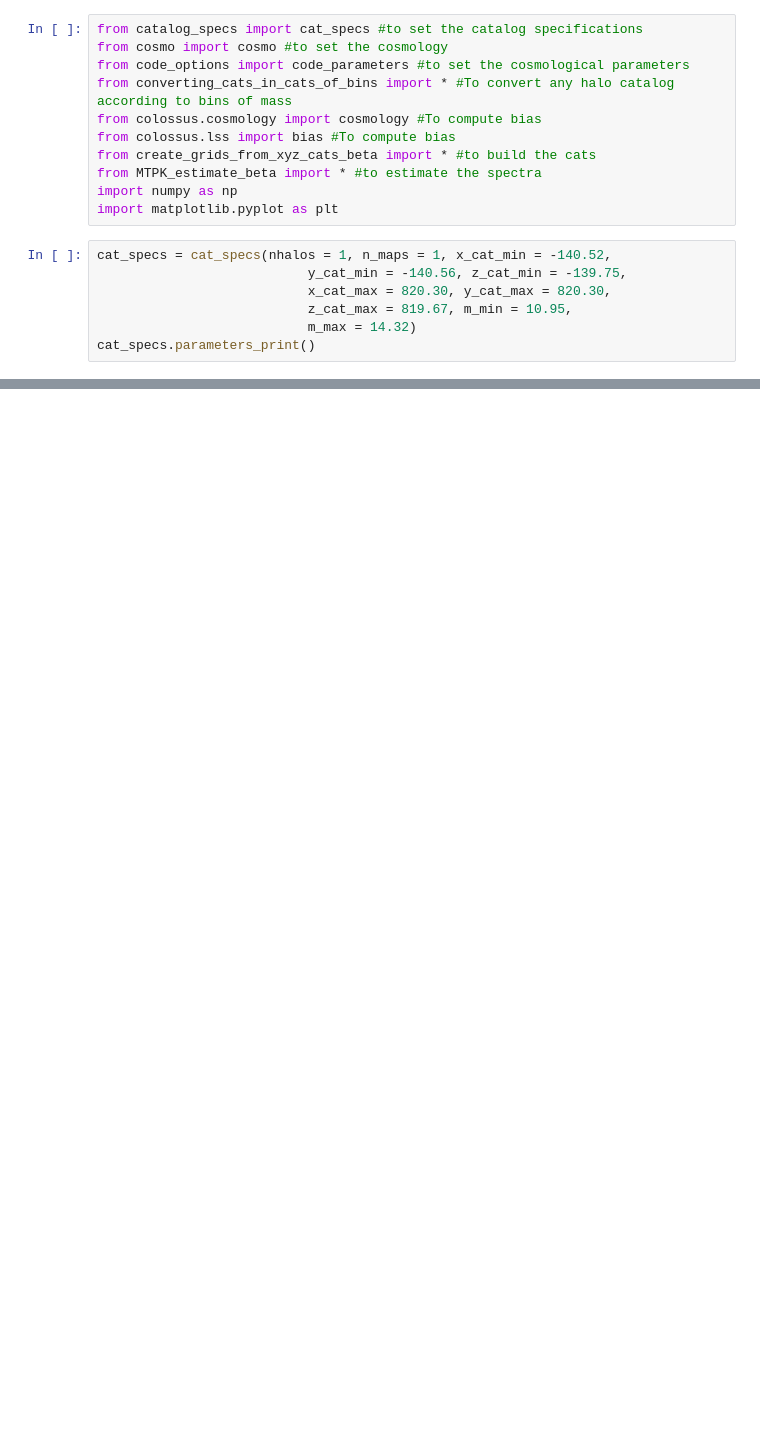
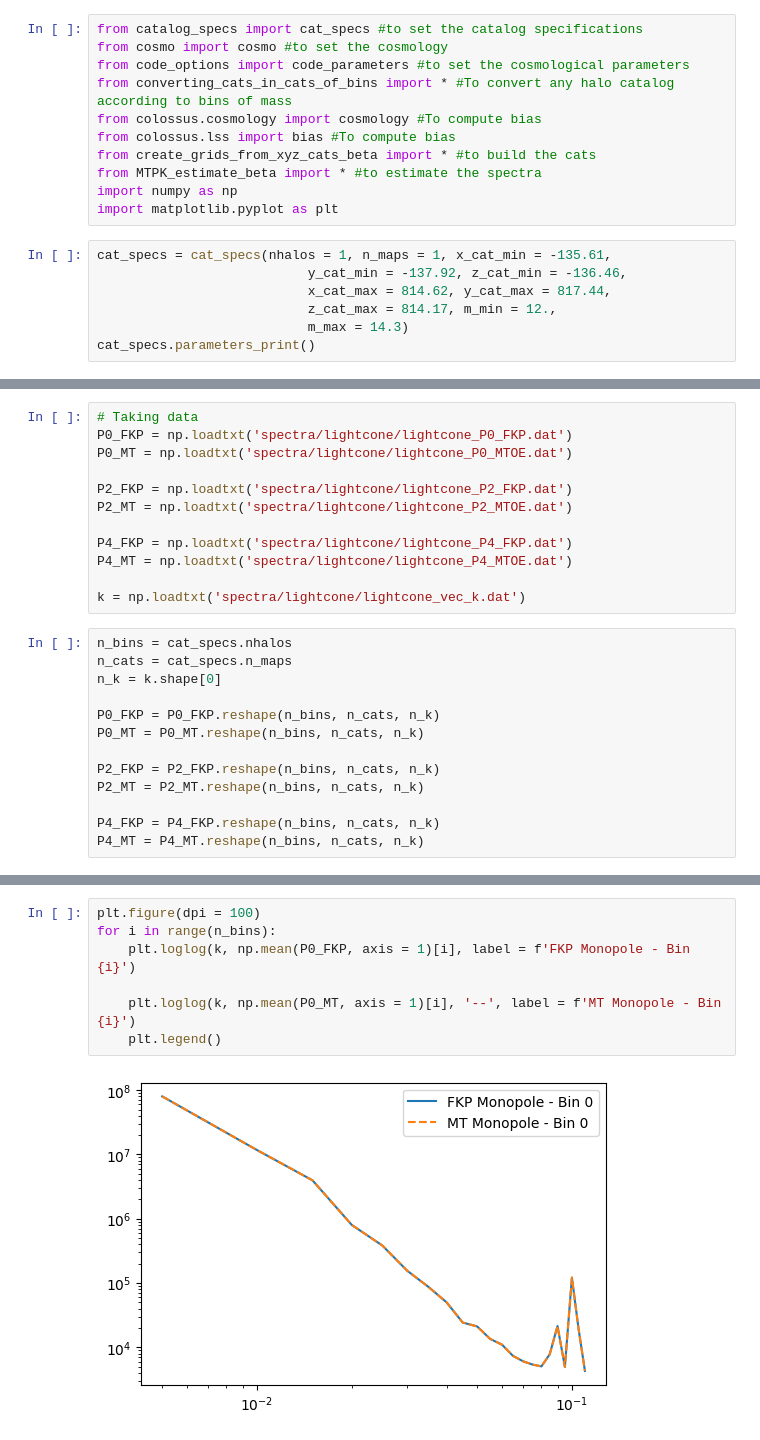
Before and after one commit to MTPK-USP/MTPK, a Jupyter notebook: lightcone.ipynb, the cells around one changed output, grey strips where cells are left out. Saved outputs shown, nothing was run; the diff lists cells and outputs as text; blank space fills up the shorter version.

```diff
--- a/lightcone.ipynb
+++ b/lightcone.ipynb
@@ -10,11 +10,11 @@ from MTPK_estimate_beta import * #to estimate the spectra
 import numpy as np
 import matplotlib.pyplot as plt
 # %%
-cat_specs = cat_specs(nhalos = 1, n_maps = 1, x_cat_min = -140.52,
-                           y_cat_min = -140.56, z_cat_min = -139.75,
-                           x_cat_max = 820.30, y_cat_max = 820.30,
-                           z_cat_max = 819.67, m_min = 10.95,
-                           m_max = 14.32)
+cat_specs = cat_specs(nhalos = 1, n_maps = 1, x_cat_min = -135.61,
+                           y_cat_min = -137.92, z_cat_min = -136.46,
+                           x_cat_max = 814.62, y_cat_max = 817.44,
+                           z_cat_max = 814.17, m_min = 12.,
+                           m_max = 14.3)
 cat_specs.parameters_print()
 # %% [output]
 nhalos = 1
@@ -114,0 +146,25 @@ Processing objects # 0 to 1000000
+# %%
+# Taking data
+P0_FKP = np.loadtxt('spectra/lightcone/lightcone_P0_FKP.dat')
+P0_MT = np.loadtxt('spectra/lightcone/lightcone_P0_MTOE.dat')
+
+P2_FKP = np.loadtxt('spectra/lightcone/lightcone_P2_FKP.dat')
+P2_MT = np.loadtxt('spectra/lightcone/lightcone_P2_MTOE.dat')
+
+P4_FKP = np.loadtxt('spectra/lightcone/lightcone_P4_FKP.dat')
+P4_MT = np.loadtxt('spectra/lightcone/lightcone_P4_MTOE.dat')
+
+k = np.loadtxt('spectra/lightcone/lightcone_vec_k.dat')
+# %%
+n_bins = cat_specs.nhalos
+n_cats = cat_specs.n_maps
+n_k = k.shape[0]
+
+P0_FKP = P0_FKP.reshape(n_bins, n_cats, n_k)
+P0_MT = P0_MT.reshape(n_bins, n_cats, n_k)
+
+P2_FKP = P2_FKP.reshape(n_bins, n_cats, n_k)
+P2_MT = P2_MT.reshape(n_bins, n_cats, n_k)
+
+P4_FKP = P4_FKP.reshape(n_bins, n_cats, n_k)
+P4_MT = P4_MT.reshape(n_bins, n_cats, n_k)
@@ -114,0 +177,9 @@ Processing objects # 0 to 1000000
+# %%
+plt.figure(dpi = 100)
+for i in range(n_bins):
+    plt.loglog(k, np.mean(P0_FKP, axis = 1)[i], label = f'FKP Monopole - Bin {i}')
+
+    plt.loglog(k, np.mean(P0_MT, axis = 1)[i], '--', label = f'MT Monopole - Bin {i}')
+    plt.legend()
+# %% [output]
+[figure, added]
```
Also changed, not shown: parts of 10 cells of this notebook, 13 other files.
